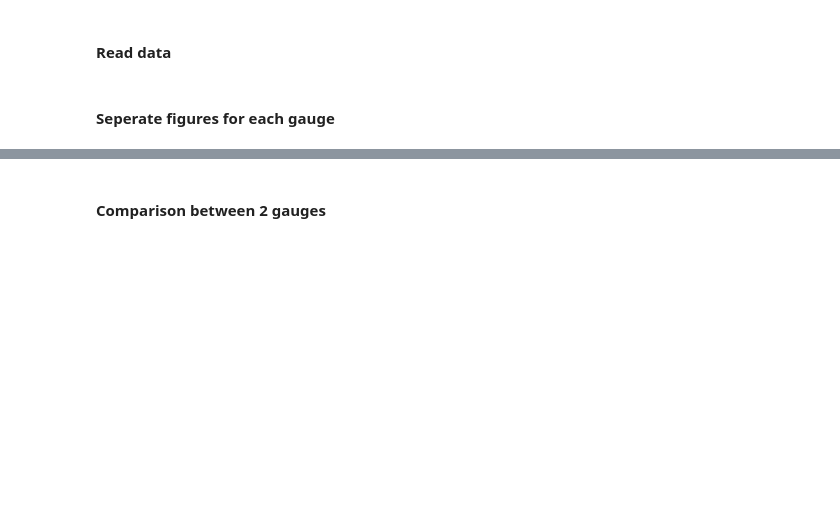
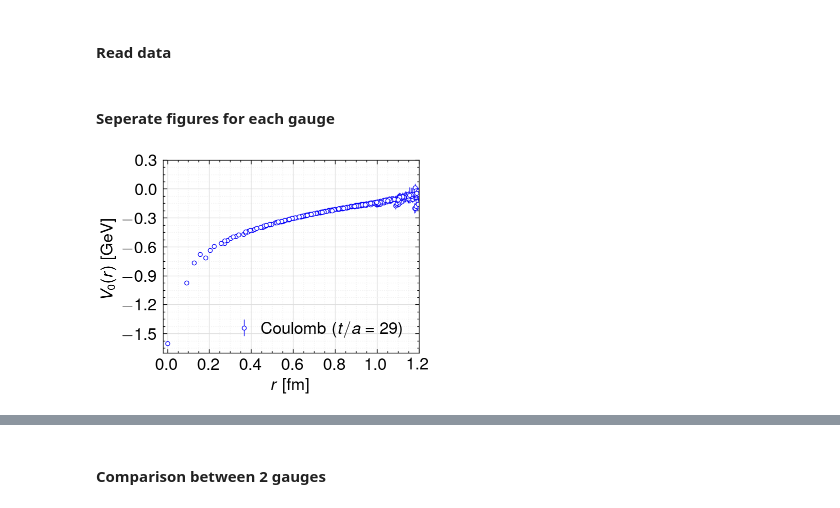
Before and after one commit to tinikov/lqcd, a Jupyter notebook: ccbar:analysis/4pt-analysis.ipynb, the cells around one changed output, grey strips where cells are left out. Cells and saved outputs as stored; diff of their text form; code cells hidden in the pictures; blank space fills up the shorter version.

```diff
--- a/ccbar:analysis/4pt-analysis.ipynb
+++ b/ccbar:analysis/4pt-analysis.ipynb
@@ -583,11 +583,11 @@ for ig in range(2):
 # %% [markdown]
 ### Figure
 # %%
-ps_c, v_c, ps_l, v_l = [[] for _ in range(4)]
-for it in range(32):
-    t = f"{it:+03}"
-    ps_c.append(np.loadtxt(f"result/Coulomb/prev/sphr.ps.{t}.txt"))
-    v_c.append(np.loadtxt(f"result/Coulomb/prev/sphr.v.{t}.txt"))
-    ps_l.append(np.loadtxt(f"result/Landau/prev/sphr.ps.{t}.txt"))
-    v_l.append(np.loadtxt(f"result/Landau/prev/sphr.v.{t}.txt"))
+# ps_c, v_c, ps_l, v_l = [[] for _ in range(4)]
+# for it in range(32):
+#     t = f"{it:+03}"
+#     ps_c.append(np.loadtxt(f"result/Coulomb/prev/sphr.ps.{t}.txt"))
+#     v_c.append(np.loadtxt(f"result/Coulomb/prev/sphr.v.{t}.txt"))
+#     ps_l.append(np.loadtxt(f"result/Landau/prev/sphr.ps.{t}.txt"))
+#     v_l.append(np.loadtxt(f"result/Landau/prev/sphr.v.{t}.txt"))
 # %%
@@ -1079,8 +1091,6 @@ for it in range(32):
 # %%
 ct = 29
 
-plt.style.use(["science", "nature"])
-# plt.style.use("default")
 fig, ax = plt.subplots()
 
 errbar_plot_style = {
@@ -1095,38 +1105,37 @@ errbar_plot_style = {
 
 legend_style = {
     "loc": 4,
     "handletextpad": 0,
     "labelspacing": 0.3,
-    "fontsize": 12,
 }
 
 ax.errorbar(
     v0_c[ct][:, 0] * a,
     v0_c[ct][:, 1],
     v0_c[ct][:, 2],
     label=rf"Coulomb ($t/a={ct:02}$)",
     **errbar_plot_style,
 )
 
 ax.grid(which="major", color="#DDDDDD", linewidth=0.5)
 ax.grid(which="minor", color="#EEEEEE", linestyle=":", linewidth=0.5)
 
 ax.legend(**legend_style)
 
-ax.set_xlabel(r"$r\ [{\rm fm}]$", fontsize=12)
+ax.set_xlabel(r"$r\ [{\rm fm}]$")
 ax.set_xlim(-0.02, 1.2)
 ax.xaxis.set_major_locator(ticker.MultipleLocator(0.2))
 
-ax.set_ylabel(r"$V_0(r)$ [GeV]", fontsize=12)
+ax.set_ylabel(r"$V_0(r)$ [GeV]")
 ax.set_ylim(-1.7, 0.3)
 ax.yaxis.set_major_locator(ticker.MultipleLocator(0.3))
-
-ax.tick_params(labelsize=12)
 
 plt.plot()
 plt.show()
 fig.savefig(f"{potfig_root}/{gauge[0]}/v0.+29.eps", format="eps", dpi=600)
 plt.close()
+# %% [output]
+[figure, added]
 # %%
 lt = 29
 
```
Also changed, not shown: parts of 13 cells of this notebook, 1 other file.
